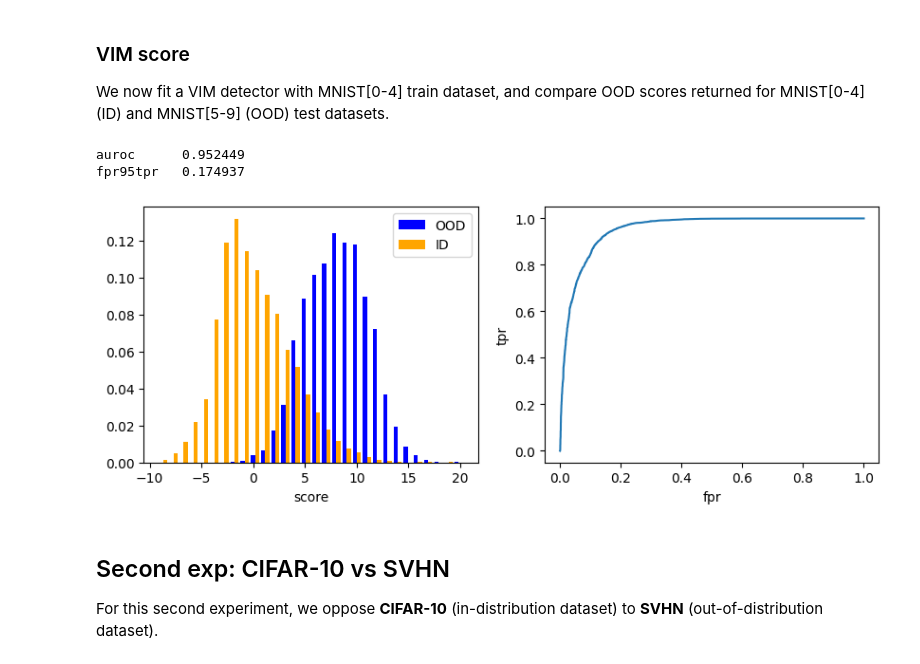
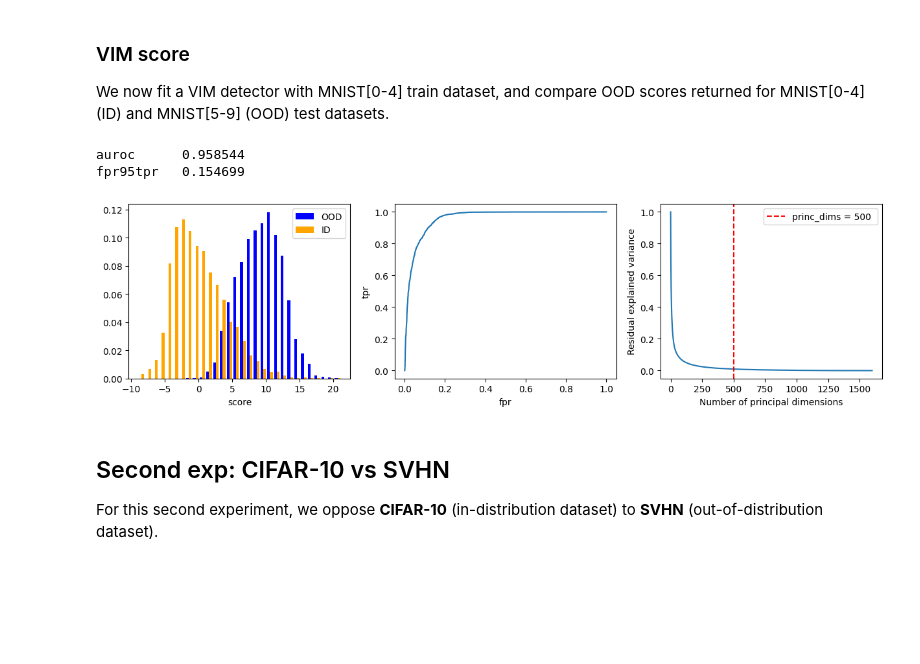
Before and after one commit to deel-ai/oodeel, a Jupyter notebook: docs/notebooks/torch/demo_vim_torch.ipynb, the cells around one changed output. Drawn from its saved outputs; the diff is of its cells as text; code cells hidden in the pictures; blank space fills up the shorter version.

```diff
--- a/docs/notebooks/torch/demo_vim_torch.ipynb
+++ b/docs/notebooks/torch/demo_vim_torch.ipynb
@@ -129,39 +129,41 @@ We now fit a VIM detector with MNIST[0-4] train dataset, and compare OOD scores
 vim = VIM(princ_dims=500)
 vim.fit(model, ds_fit)
 scores_in = vim.score(ds_in)
 scores_out = vim.score(ds_out)
 
 # === metrics ===
 # auroc / fpr95
 metrics = bench_metrics(
     (scores_in, scores_out),
     metrics = ["auroc", "fpr95tpr"],
     )
 for k, v in metrics.items():
     print(f"{k:<10} {v:.6f}")
 
 # roc
 fpr, tpr, _, _ = get_curve(
     scores=np.concatenate([scores_in, scores_out]),
     labels=np.concatenate([scores_in * 0 + 0, scores_out * 0 + 1])
 )
 
 # plot hists / roc
-plt.figure(figsize=(10, 3.5))
-plt.subplot(121)
+plt.figure(figsize=(15, 3.5))
+plt.subplot(131)
 plt.hist(x=(scores_out, scores_in), bins=30, color=("blue", "orange"),
          label=("OOD", "ID"), density=True)
 plt.xlabel("score")
 plt.legend()
-plt.subplot(122)
+plt.subplot(132)
 plt.plot(fpr, tpr)
 plt.xlabel("fpr")
 plt.ylabel("tpr")
+plt.subplot(133)
+vim.plot_spectrum()
 plt.show()
 # %% [output]
-auroc      0.952449
-fpr95tpr   0.174937
+auroc      0.958544
+fpr95tpr   0.154699
-[figure, old version]
+[figure, new version]
 # %% [markdown]
 ## Second exp: CIFAR-10 vs SVHN
 
```
Also changed, not shown: parts of 2 cells of this notebook, 1 other file.
